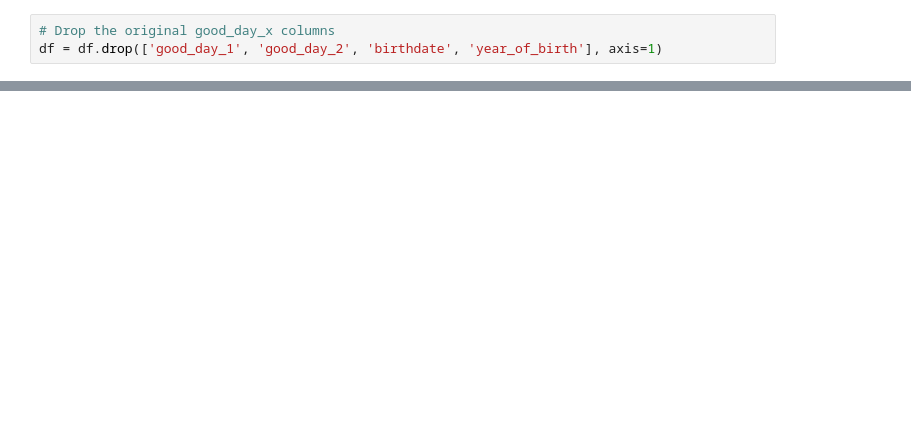
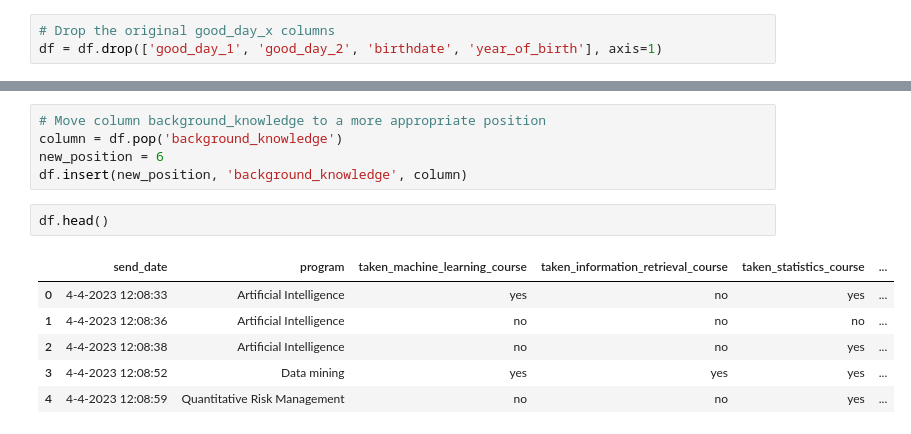
Before and after one commit to pshreyasv100/dmt-assignment-1, a Jupyter notebook: A1_collab.ipynb, the cells around one changed output, grey strips where cells are left out. Drawn from its saved outputs; the diff is of its cells as text; blank space fills up the shorter version.

```diff
--- a/A1_collab.ipynb
+++ b/A1_collab.ipynb
@@ -708,0 +725,14 @@ df.head()
+# %%
+# Move column background_knowledge to a more appropriate position
+column = df.pop('background_knowledge')
+new_position = 6
+df.insert(new_position, 'background_knowledge', column)
+# %%
+df.head()
+# %% [output]
+|  | send_date | program | taken_machine_learning_course | taken_information_retrieval_course | taken_statistics_course | ... |
+| 0 | 4-4-2023 12:08:33 | Artificial Intelligence | yes | no | yes | ... |
+| 1 | 4-4-2023 12:08:36 | Artificial Intelligence | no | no | no | ... |
+| 2 | 4-4-2023 12:08:38 | Artificial Intelligence | no | no | yes | ... |
+| 3 | 4-4-2023 12:08:52 | Data mining | yes | yes | yes | ... |
+| 4 | 4-4-2023 12:08:59 | Quantitative Risk Management | no | no | yes | ... |
```
Also changed, not shown: parts of 8 cells of this notebook.
